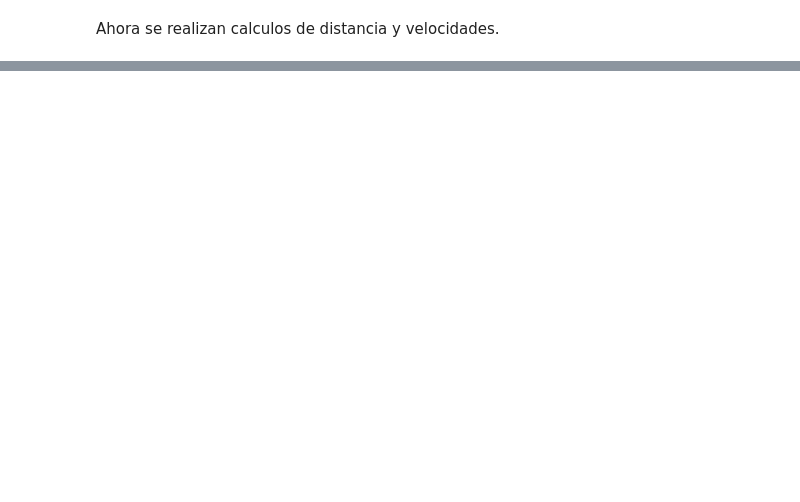
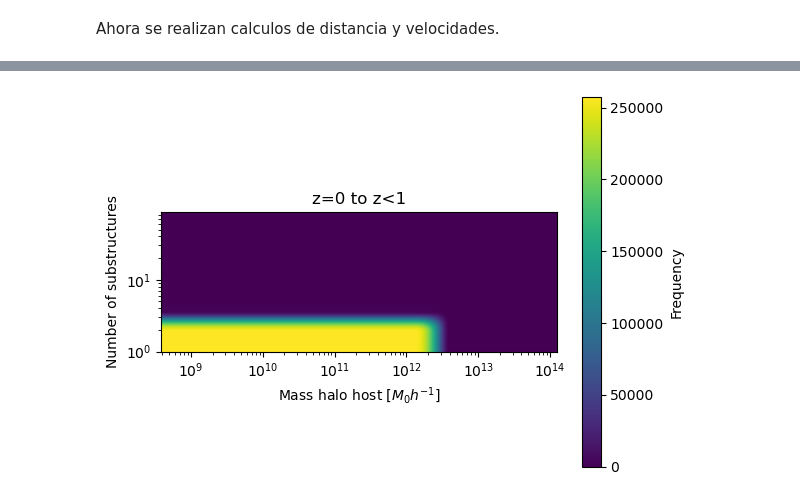
Before and after one commit to fjbautistas/Taller, a Jupyter notebook: Pruebas.ipynb, the cells around one changed output, grey strips where cells are left out. Saved outputs shown, nothing was run; the diff lists cells and outputs as text; code cells hidden in the pictures; blank space fills up the shorter version.

```diff
--- a/Pruebas.ipynb
+++ b/Pruebas.ipynb
@@ -93,0 +116,35 @@ plt.show()
+# %%
+fig, ax1 = plt.subplots()
+
+# Definir la cantidad de bins para el histograma
+bins = 50
+
+# Lista para almacenar los datos de todos los archivos
+data_list = []
+
+for i in range(len(archivos)):
+    j = read_file('DATA/', archivos[i])
+    j = j.data[j.data[:,1] == 0]
+
+    # Agregar los datos de este archivo a la lista
+    data_list.append(j)
+
+combined_data = np.concatenate(data_list, axis=0)
+
+hist, xedges, yedges = np.histogram2d(combined_data[:, 3], combined_data[:, 2], bins=bins)
+
+cax = ax1.imshow(hist.T, cmap='viridis', origin='lower', extent=[xedges[0], xedges[-1], yedges[0], yedges[-1]])
+
+ax1.set_xlabel(r'Mass halo host [$M_{0}h^{-1}$]')
+ax1.set_ylabel("Number of substructures")
+ax1.set_title('z=0 to z<1')
+plt.xscale('log')
+plt.yscale('log')
+ax.set_xlim(10e10)
+# Añadir una barra de colores
+cbar = plt.colorbar(cax)
+cbar.set_label('Frequency')
+
+plt.show()
+# %% [output]
+[figure, added]
```
Also changed, not shown: parts of 12 cells of this notebook.
